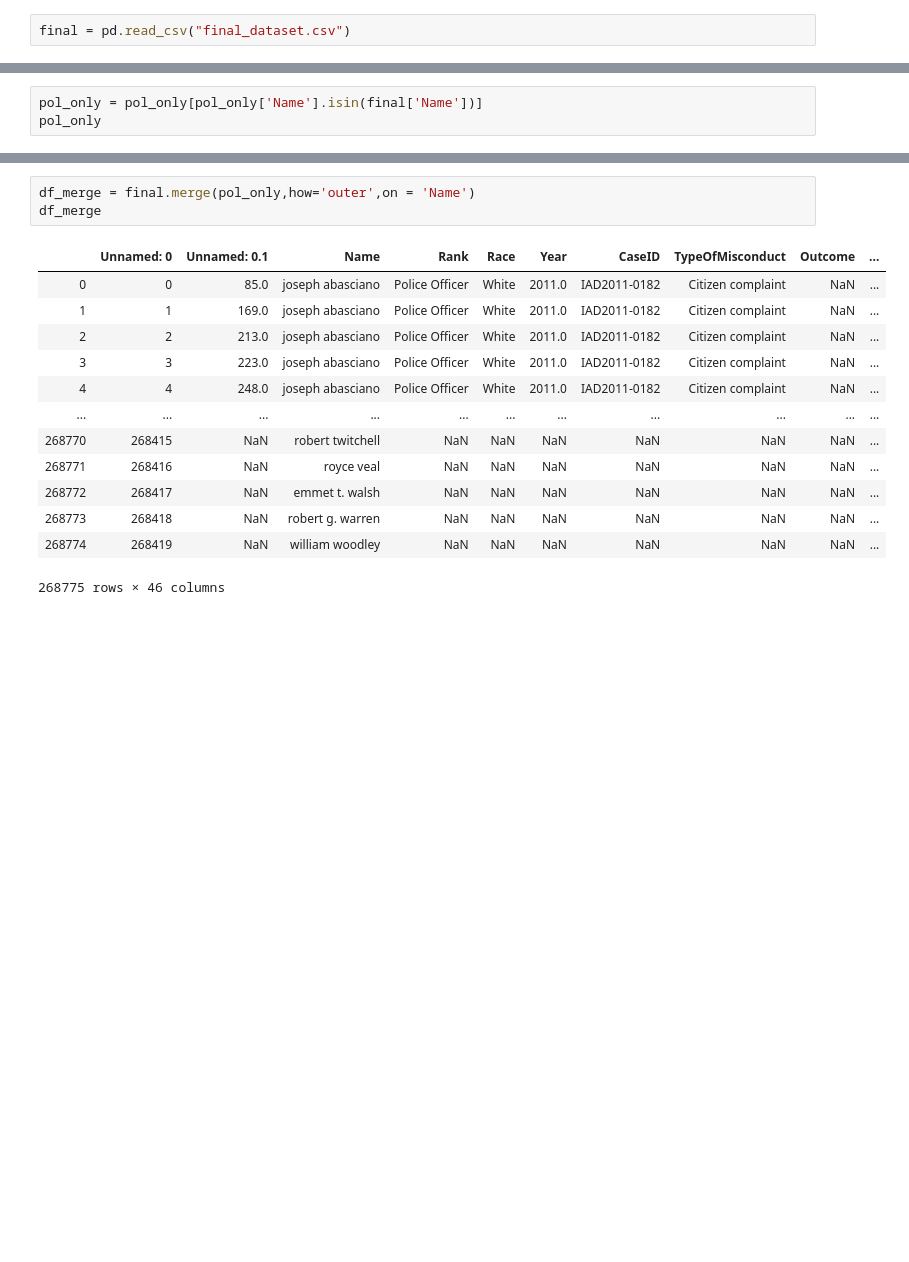
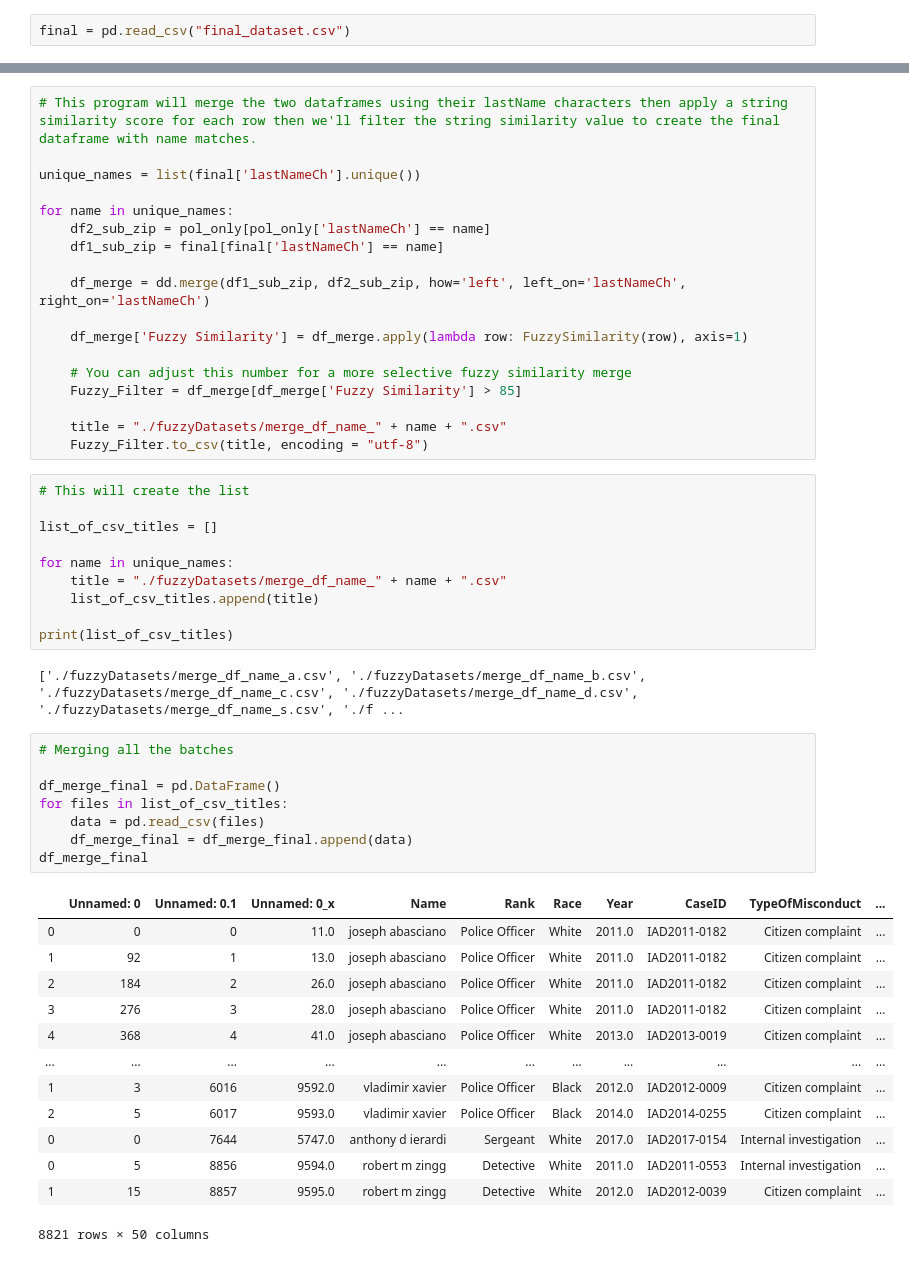
Before and after one commit to BU-Spark/CS506Spring2021Repository, a Jupyter notebook: PoliceConductProject/deliverable3/merging-with-earnings.ipynb, the cells around one changed output, grey strips where cells are left out. Saved outputs shown, nothing was run; the diff lists cells and outputs as text; blank space fills up the shorter version.

Commit message:
merged updated files

```diff
--- a/PoliceConductProject/deliverable3/merging-with-earnings.ipynb
+++ b/PoliceConductProject/deliverable3/merging-with-earnings.ipynb
@@ -90,3 +117,0 @@ Name: Name, dtype: int64
-# %%
-pol_only = pol_only[pol_only['Name'].isin(final['Name'])]
-pol_only
@@ -149,17 +149,52 @@ final
-# %%
-df_merge = final.merge(pol_only,how='outer',on = 'Name')
-df_merge
-# %% [output]
-|  | Unnamed: 0 | Unnamed: 0.1 | Name | Rank | Race | Year | CaseID | TypeOfMisconduct | Outcome | ... |
-| 0 | 0 | 85.0 | joseph abasciano | Police Officer | White | 2011.0 | IAD2011-0182 | Citizen complaint | NaN | ... |
-| 1 | 1 | 169.0 | joseph abasciano | Police Officer | White | 2011.0 | IAD2011-0182 | Citizen complaint | NaN | ... |
-| 2 | 2 | 213.0 | joseph abasciano | Police Officer | White | 2011.0 | IAD2011-0182 | Citizen complaint | NaN | ... |
-| 3 | 3 | 223.0 | joseph abasciano | Police Officer | White | 2011.0 | IAD2011-0182 | Citizen complaint | NaN | ... |
-| 4 | 4 | 248.0 | joseph abasciano | Police Officer | White | 2011.0 | IAD2011-0182 | Citizen complaint | NaN | ... |
-| ... | ... | ... | ... | ... | ... | ... | ... | ... | ... | ... |
-| 268770 | 268415 | NaN | robert twitchell | NaN | NaN | NaN | NaN | NaN | NaN | ... |
-| 268771 | 268416 | NaN | royce veal | NaN | NaN | NaN | NaN | NaN | NaN | ... |
-| 268772 | 268417 | NaN | emmet t. walsh | NaN | NaN | NaN | NaN | NaN | NaN | ... |
-| 268773 | 268418 | NaN | robert g. warren | NaN | NaN | NaN | NaN | NaN | NaN | ... |
-| 268774 | 268419 | NaN | william woodley | NaN | NaN | NaN | NaN | NaN | NaN | ... |
-268775 rows × 46 columns
+# %%
+# This program will merge the two dataframes using their lastName characters then apply a string similarity score for each row then we'll filter the string similarity value to create the final dataframe with name matches.
+
+unique_names = list(final['lastNameCh'].unique())
+
+for name in unique_names:
+    df2_sub_zip = pol_only[pol_only['lastNameCh'] == name]
+    df1_sub_zip = final[final['lastNameCh'] == name]
+
+    df_merge = dd.merge(df1_sub_zip, df2_sub_zip, how='left', left_on='lastNameCh', right_on='lastNameCh')
+
+    df_merge['Fuzzy Similarity'] = df_merge.apply(lambda row: FuzzySimilarity(row), axis=1)
+
+    # You can adjust this number for a more selective fuzzy similarity merge
+    Fuzzy_Filter = df_merge[df_merge['Fuzzy Similarity'] > 85]
+
+    title = "./fuzzyDatasets/merge_df_name_" + name + ".csv"
+    Fuzzy_Filter.to_csv(title, encoding = "utf-8")
+# %%
+# This will create the list
+
+list_of_csv_titles = []
+
+for name in unique_names:
+    title = "./fuzzyDatasets/merge_df_name_" + name + ".csv"
+    list_of_csv_titles.append(title)
+
+print(list_of_csv_titles)
+# %% [output]
+['./fuzzyDatasets/merge_df_name_a.csv', './fuzzyDatasets/merge_df_name_b.csv', './fuzzyDatasets/merge_df_name_c.csv', './fuzzyDatasets/merge_df_name_d.csv', './fuzzyDatasets/merge_df_name_s.csv', './f ...
+# %%
+# Merging all the batches
+
+df_merge_final = pd.DataFrame()
+for files in list_of_csv_titles:
+    data = pd.read_csv(files)
+    df_merge_final = df_merge_final.append(data)
+df_merge_final
+# %% [output]
+|  | Unnamed: 0 | Unnamed: 0.1 | Unnamed: 0_x | Name | Rank | Race | Year | CaseID | TypeOfMisconduct | ... |
+| 0 | 0 | 0 | 11.0 | joseph abasciano | Police Officer | White | 2011.0 | IAD2011-0182 | Citizen complaint | ... |
+| 1 | 92 | 1 | 13.0 | joseph abasciano | Police Officer | White | 2011.0 | IAD2011-0182 | Citizen complaint | ... |
+| 2 | 184 | 2 | 26.0 | joseph abasciano | Police Officer | White | 2011.0 | IAD2011-0182 | Citizen complaint | ... |
+| 3 | 276 | 3 | 28.0 | joseph abasciano | Police Officer | White | 2011.0 | IAD2011-0182 | Citizen complaint | ... |
+| 4 | 368 | 4 | 41.0 | joseph abasciano | Police Officer | White | 2013.0 | IAD2013-0019 | Citizen complaint | ... |
+| ... | ... | ... | ... | ... | ... | ... | ... | ... | ... | ... |
+| 1 | 3 | 6016 | 9592.0 | vladimir xavier | Police Officer | Black | 2012.0 | IAD2012-0009 | Citizen complaint | ... |
+| 2 | 5 | 6017 | 9593.0 | vladimir xavier | Police Officer | Black | 2014.0 | IAD2014-0255 | Citizen complaint | ... |
+| 0 | 0 | 7644 | 5747.0 | anthony d ierardi | Sergeant | White | 2017.0 | IAD2017-0154 | Internal investigation | ... |
+| 0 | 5 | 8856 | 9594.0 | robert m zingg | Detective | White | 2011.0 | IAD2011-0553 | Internal investigation | ... |
+| 1 | 15 | 8857 | 9595.0 | robert m zingg | Detective | White | 2012.0 | IAD2012-0039 | Citizen complaint | ... |
+8821 rows × 50 columns
```
Also changed, not shown: parts of 12 cells of this notebook, 2 other files.
